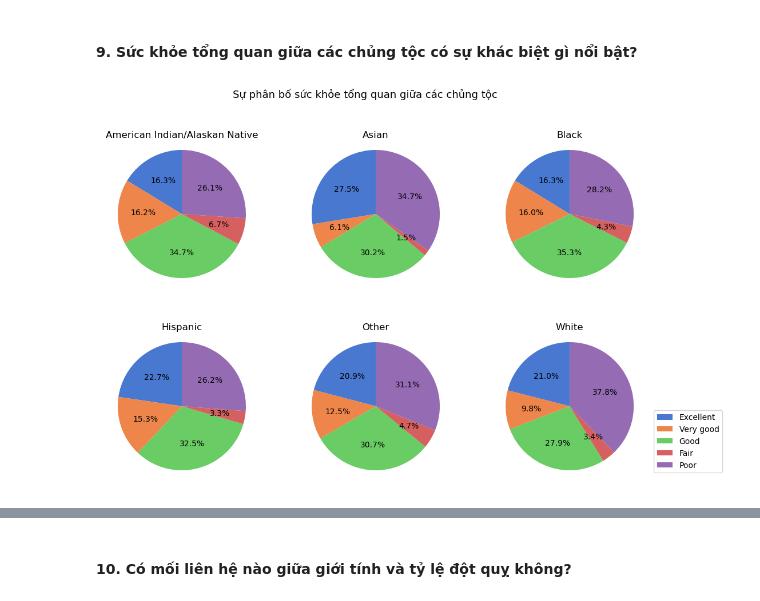
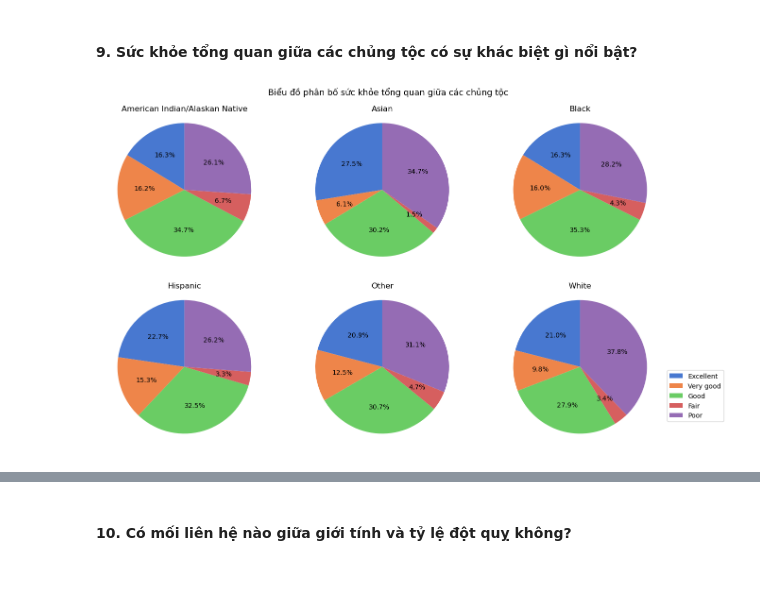
Before and after one commit to richardnguyen0715/Pro4DS-FinalProject-HandleKaggleDatasetProblems, a Jupyter notebook: Source/DataExploration.ipynb, the cells around one changed output, grey strips where cells are left out. Cells and saved outputs as stored; diff of their text form; code cells hidden in the pictures.

```diff
--- a/Source/DataExploration.ipynb
+++ b/Source/DataExploration.ipynb
@@ -701,31 +833,32 @@ plt.figure(figsize=(15,8))
 plt.suptitle('Biểu đồ phân bố sức khỏe tổng quan giữa các chủng tộc', fontsize=13)
 
 plt.subplot(2,3,1)
 plt.pie(race_health.iloc[0], autopct='%1.1f%%', startangle=90, colors=color)
 plt.title("American Indian/Alaskan Native", y=0.95)
 
 plt.subplot(2,3,2)
 plt.pie(race_health.iloc[1], autopct='%1.1f%%', startangle=90, colors=color)
 plt.title("Asian", y=0.95)
 
 plt.subplot(2,3,3)
 plt.pie(race_health.iloc[2], autopct='%1.1f%%', startangle=90, colors=color)
 plt.title("Black", y=0.95)
 
 plt.subplot(2,3,4)
 plt.pie(race_health.iloc[3], autopct='%1.1f%%', startangle=90, colors=color)
 plt.title("Hispanic", y=0.95)
 
 plt.subplot(2,3,5)
 plt.pie(race_health.iloc[4], autopct='%1.1f%%', startangle=90, colors=color)
 plt.title("Other", y=0.95)
 
 plt.subplot(2,3,6)
 plt.pie(race_health.iloc[5], autopct='%1.1f%%', startangle=90, colors=color)
 plt.title("White", y=0.95)
 
 plt.legend(labels=label, bbox_to_anchor=(1,0.5),ncol=1)
 plt.subplots_adjust(wspace=-0.3)
+plt.tight_layout()
 plt.show()
 # %% [output]
-[figure, old version]
+[figure, new version]
```
Also changed, not shown: parts of 20 cells of this notebook.
